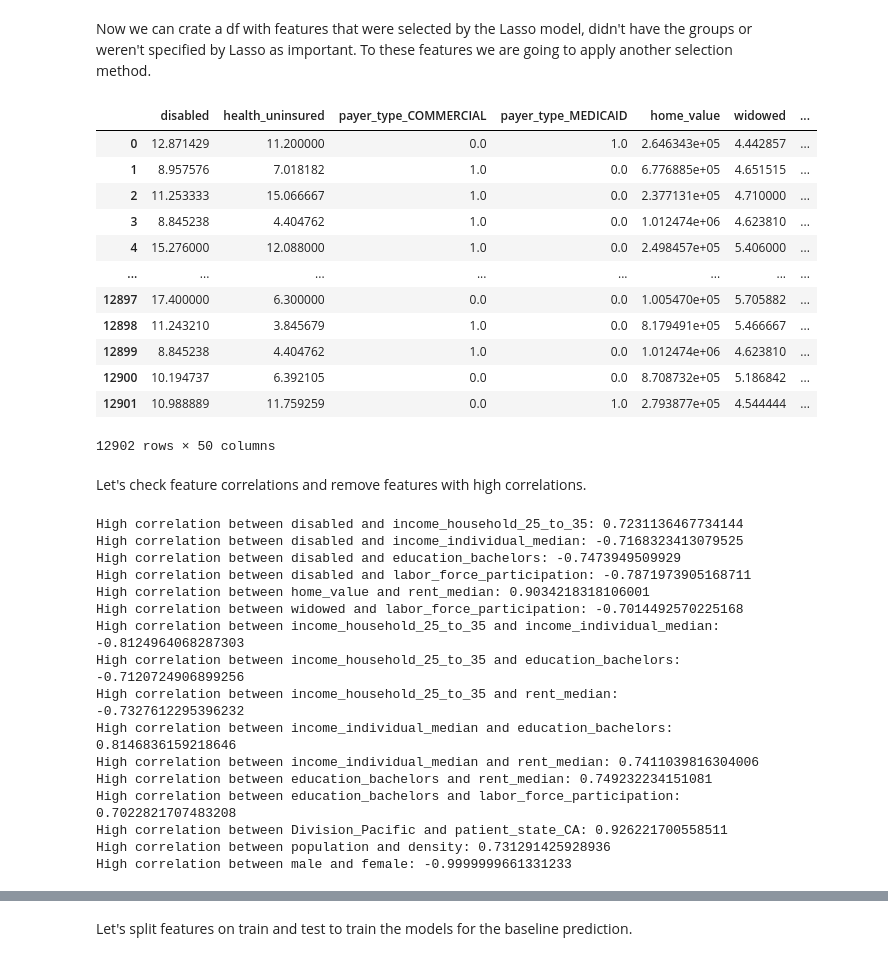
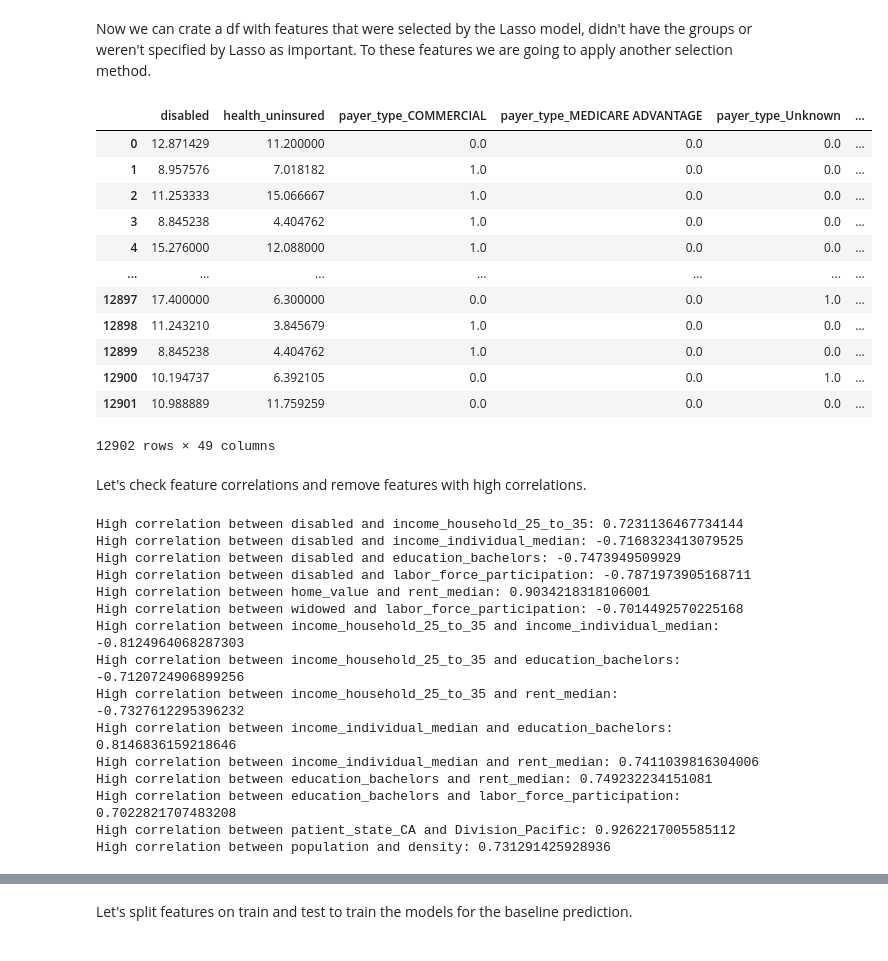
Before and after one commit to 3quetra/portfolio, a Jupyter notebook: wids_datathon_2024/feature_selection.ipynb, the cells around one changed output, grey strips where cells are left out. Cells and saved outputs as stored; diff of their text form; code cells hidden in the pictures.

```diff
--- a/wids_datathon_2024/feature_selection.ipynb
+++ b/wids_datathon_2024/feature_selection.ipynb
@@ -13,11 +13,11 @@ import numpy as np
 # %%
 pd.set_option('display.max_columns', None)
 # %%
-train_1 = pd.read_csv('train_1.csv')
-test_1 = pd.read_csv('test_1.csv')
+one_hot_train = pd.read_csv('one_hot_train.csv')
+one_hot_test = pd.read_csv('one_hot_test.csv')
 # %%
-patient_id = test_1['patient_id']
+patient_id = one_hot_test['patient_id']
 
-train_1.drop(columns=['patient_id'], axis=1, inplace=True)
-test_1.drop(columns=['patient_id'], axis=1, inplace=True)
+one_hot_train.drop(columns=['patient_id'], axis=1, inplace=True)
+one_hot_test.drop(columns=['patient_id'], axis=1, inplace=True)
 # %%
@@ -38,6 +38,6 @@ Length: 228, dtype: int64
 # %%
-target = train_1['DiagPeriodL90D']
-train_1.drop(columns=target.name, axis=1, inplace=True)
+target = one_hot_train['DiagPeriodL90D']
+one_hot_train.drop(columns=target.name, axis=1, inplace=True)
 # %% [markdown]
 ## Apply Lasso Regression for Feature Selection
 # %%
@@ -64,9 +64,9 @@ sliced_dfs = {}
 # Iterate over column_groups dictionary
 for group, columns in column_groups.items():
     # Filter columns based on column name patterns
-    relevant_columns = [column for column in train_1.columns if any(col in column for col in columns)]
+    relevant_columns = [column for column in one_hot_train.columns if any(col in column for col in columns)]
     # Slice dataframe based on relevant columns
-    sliced_dfs[group] = train_1[relevant_columns]
+    sliced_dfs[group] = one_hot_train[relevant_columns]
 
 # Access sliced dataframes using keys from column_groups dictionary
 locations = sliced_dfs['locations']
@@ -79,7 +79,6 @@ social_status = sliced_dfs['social_status']
 empl_status = sliced_dfs['empl_status']
 home_status = sliced_dfs['home_status']
 health_status = sliced_dfs['health_status']
-gender_status = sliced_dfs['gender_status']
 diagnosis_status = sliced_dfs['diagnosis_status']
 air_quality = sliced_dfs['air_quality']
 # %%
@@ -186,35 +179,34 @@ miscellaneous  = ['patient_zip3', 'population', 'density', 'poverty', 'commute_t
 # %% [markdown]
 Now we can crate a df with features that were selected by the Lasso model, didn't have the groups or weren't specified by Lasso as important. To these features we are going to apply another selection method.
 # %%
-important_feats_train = train_1[
+important_feats_train = one_hot_train[
     important_health_info +
     important_home_info +
     important_social_info +
     important_income_info +
     important_education_info +
     important_race_info +
     important_locs +
     important_ages +
     important_rent_info +
     important_diagnosis_info +
     miscellaneous +
     list(empl_status.columns) +
-    list(gender_status.columns) +
     list(air_quality.columns)
     ]
 important_feats_train
 # %% [output]
-|  | disabled | health_uninsured | payer_type_COMMERCIAL | payer_type_MEDICAID | home_value | widowed | ... |
-| 0 | 12.871429 | 11.200000 | 0.0 | 1.0 | 2.646343e+05 | 4.442857 | ... |
-| 1 | 8.957576 | 7.018182 | 1.0 | 0.0 | 6.776885e+05 | 4.651515 | ... |
-| 2 | 11.253333 | 15.066667 | 1.0 | 0.0 | 2.377131e+05 | 4.710000 | ... |
-| 3 | 8.845238 | 4.404762 | 1.0 | 0.0 | 1.012474e+06 | 4.623810 | ... |
-| 4 | 15.276000 | 12.088000 | 1.0 | 0.0 | 2.498457e+05 | 5.406000 | ... |
-| ... | ... | ... | ... | ... | ... | ... | ... |
-| 12897 | 17.400000 | 6.300000 | 0.0 | 0.0 | 1.005470e+05 | 5.705882 | ... |
-| 12898 | 11.243210 | 3.845679 | 1.0 | 0.0 | 8.179491e+05 | 5.466667 | ... |
-| 12899 | 8.845238 | 4.404762 | 1.0 | 0.0 | 1.012474e+06 | 4.623810 | ... |
-| 12900 | 10.194737 | 6.392105 | 0.0 | 0.0 | 8.708732e+05 | 5.186842 | ... |
-| 12901 | 10.988889 | 11.759259 | 0.0 | 1.0 | 2.793877e+05 | 4.544444 | ... |
+|  | disabled | health_uninsured | payer_type_COMMERCIAL | payer_type_MEDICARE ADVANTAGE | payer_type_Unknown | ... |
+| 0 | 12.871429 | 11.200000 | 0.0 | 0.0 | 0.0 | ... |
+| 1 | 8.957576 | 7.018182 | 1.0 | 0.0 | 0.0 | ... |
+| 2 | 11.253333 | 15.066667 | 1.0 | 0.0 | 0.0 | ... |
+| 3 | 8.845238 | 4.404762 | 1.0 | 0.0 | 0.0 | ... |
+| 4 | 15.276000 | 12.088000 | 1.0 | 0.0 | 0.0 | ... |
+| ... | ... | ... | ... | ... | ... | ... |
+| 12897 | 17.400000 | 6.300000 | 0.0 | 0.0 | 1.0 | ... |
+| 12898 | 11.243210 | 3.845679 | 1.0 | 0.0 | 0.0 | ... |
+| 12899 | 8.845238 | 4.404762 | 1.0 | 0.0 | 0.0 | ... |
+| 12900 | 10.194737 | 6.392105 | 0.0 | 0.0 | 1.0 | ... |
+| 12901 | 10.988889 | 11.759259 | 0.0 | 0.0 | 0.0 | ... |
-12902 rows × 50 columns
+12902 rows × 49 columns
 # %%
@@ -267,7 +258,6 @@ High correlation between income_individual_median and education_bachelors: 0.814
 High correlation between income_individual_median and rent_median: 0.7411039816304006
 High correlation between education_bachelors and rent_median: 0.749232234151081
 High correlation between education_bachelors and labor_force_participation: 0.7022821707483208
-High correlation between Division_Pacific and patient_state_CA: 0.926221700558511
+High correlation between patient_state_CA and Division_Pacific: 0.9262217005585112
 High correlation between population and density: 0.731291425928936
-High correlation between male and female: -0.9999999661331233
 # %%
```
Also changed, not shown: parts of 19 cells of this notebook, 2 other files.
